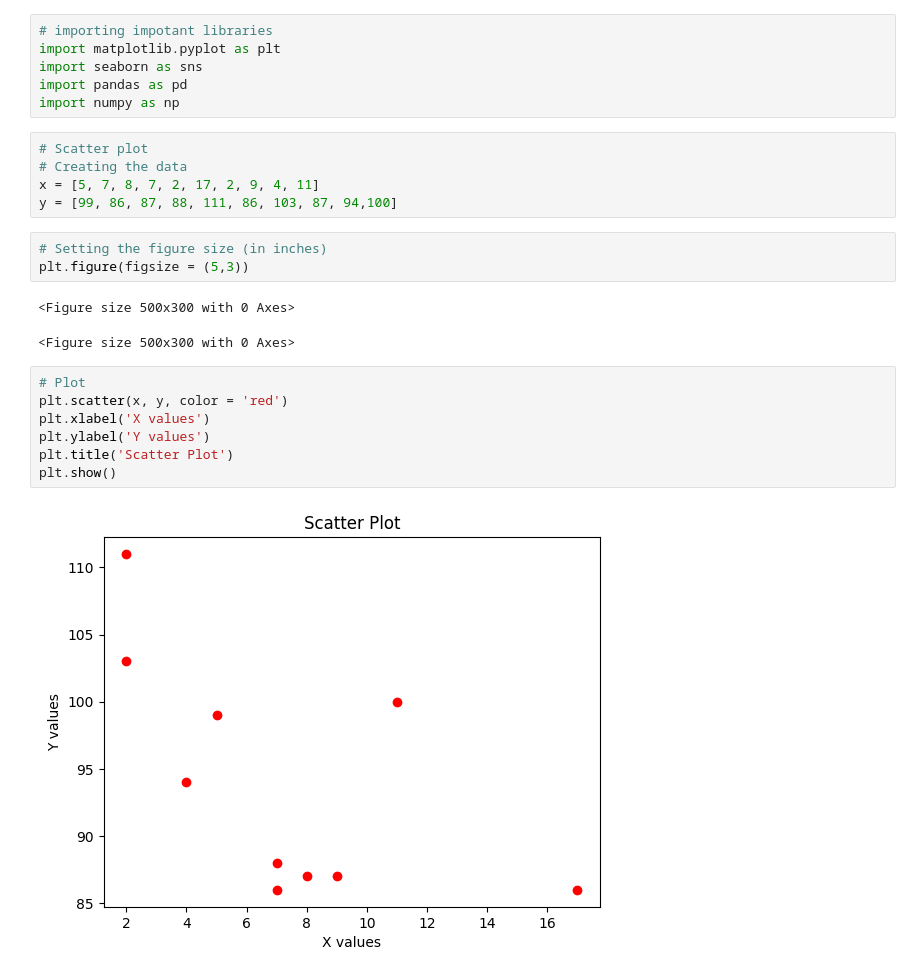
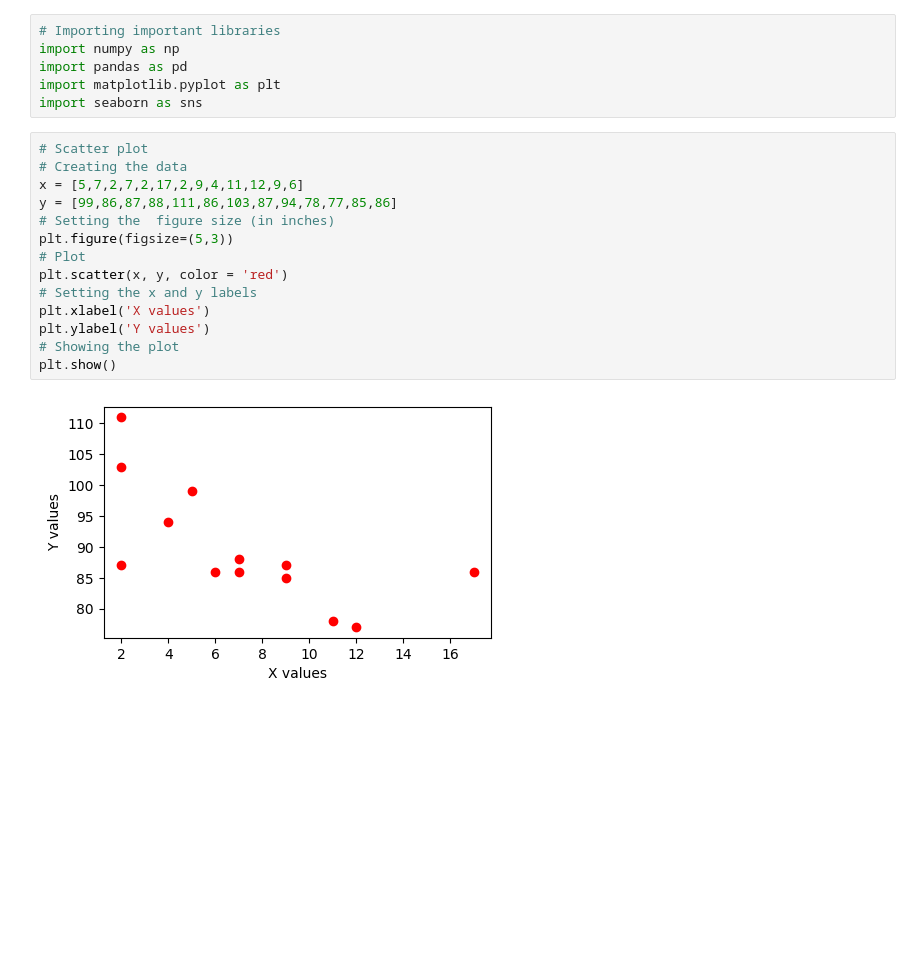
Before and after one commit to Chhaya-cloud/Chatbot, a Jupyter notebook: Data_Visualization.ipynb, the cells around one changed output. Saved outputs shown, nothing was run; the diff lists cells and outputs as text; blank space fills up the shorter version.

```diff
--- a/Data_Visualization.ipynb
+++ b/Data_Visualization.ipynb
@@ -3,27 +22,23 @@
 # %%
-# importing impotant libraries
+# Importing important libraries
+import numpy as np
+import pandas as pd
 import matplotlib.pyplot as plt
 import seaborn as sns
-import pandas as pd
-import numpy as np
 # %%
 # Scatter plot
 # Creating the data
-x = [5, 7, 8, 7, 2, 17, 2, 9, 4, 11]
-y = [99, 86, 87, 88, 111, 86, 103, 87, 94,100]
+x = [5,7,2,7,2,17,2,9,4,11,12,9,6]
+y = [99,86,87,88,111,86,103,87,94,78,77,85,86]
+# Setting the  figure size (in inches)
+plt.figure(figsize=(5,3))
+# Plot
+plt.scatter(x, y, color = 'red')
+# Setting the x and y labels
+plt.xlabel('X values')
+plt.ylabel('Y values')
+# Showing the plot
+plt.show()
+# %% [output]
+[figure, added]
-# %%
-# Setting the figure size (in inches)
-plt.figure(figsize = (5,3))
-# %% [output]
-<Figure size 500x300 with 0 Axes>
-<Figure size 500x300 with 0 Axes>
-# %%
-# Plot
-plt.scatter(x, y, color = 'red')
-plt.xlabel('X values')
-plt.ylabel('Y values')
-plt.title('Scatter Plot')
-plt.show()
-# %% [output]
-[figure, removed]
 # %%
```
Also changed, not shown: parts of 17 cells of this notebook.
